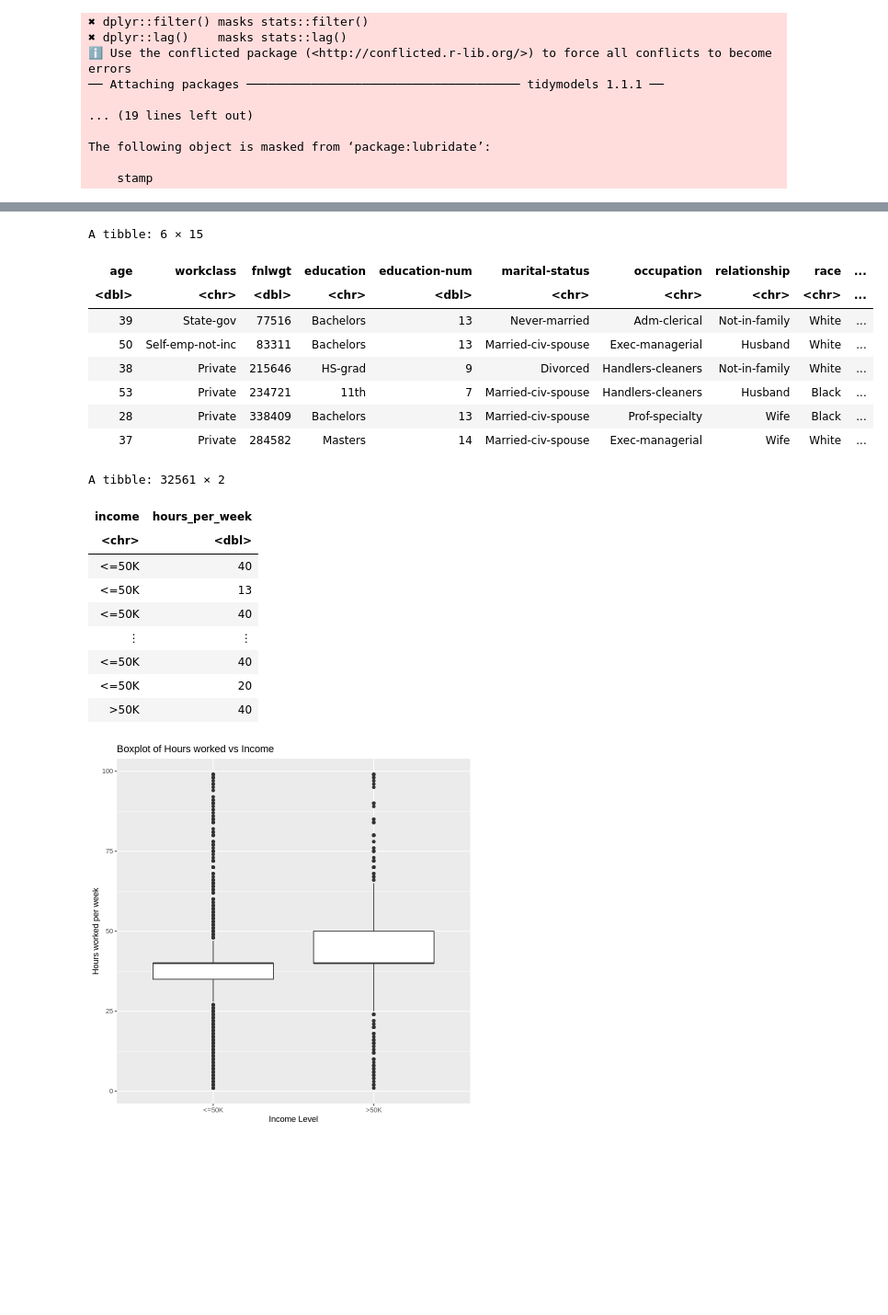
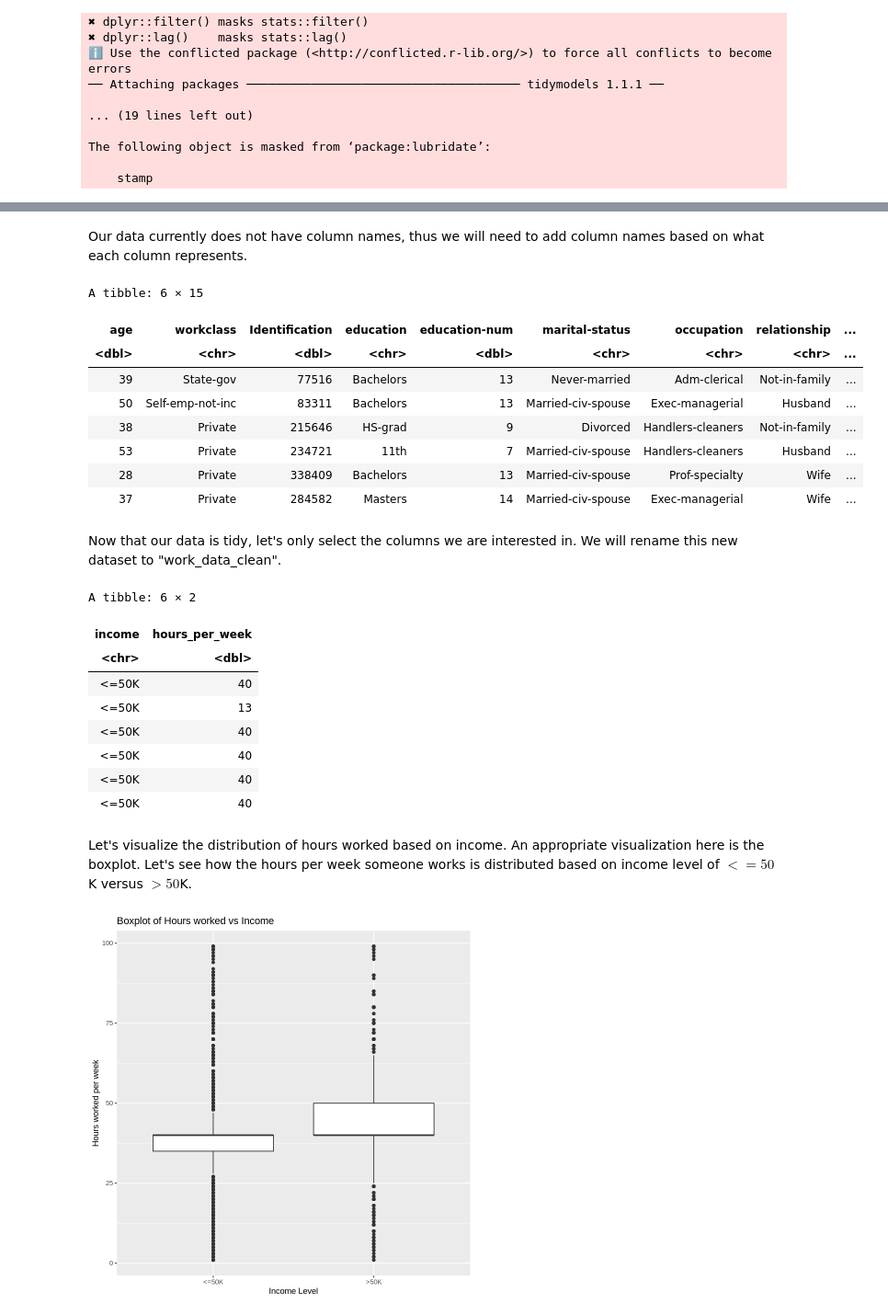
Before and after one commit to ggzggzggzggz/stat-201-2023w1-group-019, a Jupyter notebook: proposal_project.ipynb, the cells around one changed output, grey strips where cells are left out. Shown at 92% size. Drawn from its saved outputs; the diff is of its cells as text; code cells hidden in the pictures; blank space fills up the shorter version.

```diff
--- a/proposal_project.ipynb
+++ b/proposal_project.ipynb
@@ -59,38 +62,49 @@ A tibble: 6 × 15
 | 53 | Private | 234721 | 11th | 7 | Married-civ-spouse | Handlers-cleaners | Husband | Black | Male | 0 | 0 | ... |
 | 28 | Private | 338409 | Bachelors | 13 | Married-civ-spouse | Prof-specialty | Wife | Black | Female | 0 | 0 | ... |
 | 37 | Private | 284582 | Masters | 14 | Married-civ-spouse | Exec-managerial | Wife | White | Female | 0 | 0 | ... |
+# %% [markdown]
+Our data currently does not have column names, thus we will need to add column names based on what each column represents.
 # %%
-names <- c("age","workclass","fnlwgt","education",
+#Creating the appropriate names based on website's information about the data
+names <- c("age","workclass","Identification","education",
            "education-num","marital-status","occupation","relationship",
            "race","sex","capital-gain",
            "capital-loss","hours_per_week","native-country",
           "income")
 
+#Giving each column the appropriate name
 colnames(work_data) <- names
+
+#Let's take a look
 head(work_data)
 # %% [output]
 A tibble: 6 × 15
-| age | workclass | fnlwgt | education | education-num | marital-status | occupation | relationship | race | ... |
-| <dbl> | <chr> | <dbl> | <chr> | <dbl> | <chr> | <chr> | <chr> | <chr> | ... |
-| 39 | State-gov | 77516 | Bachelors | 13 | Never-married | Adm-clerical | Not-in-family | White | ... |
-| 50 | Self-emp-not-inc | 83311 | Bachelors | 13 | Married-civ-spouse | Exec-managerial | Husband | White | ... |
-| 38 | Private | 215646 | HS-grad | 9 | Divorced | Handlers-cleaners | Not-in-family | White | ... |
-| 53 | Private | 234721 | 11th | 7 | Married-civ-spouse | Handlers-cleaners | Husband | Black | ... |
-| 28 | Private | 338409 | Bachelors | 13 | Married-civ-spouse | Prof-specialty | Wife | Black | ... |
-| 37 | Private | 284582 | Masters | 14 | Married-civ-spouse | Exec-managerial | Wife | White | ... |
+| age | workclass | Identification | education | education-num | marital-status | occupation | relationship | ... |
+| <dbl> | <chr> | <dbl> | <chr> | <dbl> | <chr> | <chr> | <chr> | ... |
+| 39 | State-gov | 77516 | Bachelors | 13 | Never-married | Adm-clerical | Not-in-family | ... |
+| 50 | Self-emp-not-inc | 83311 | Bachelors | 13 | Married-civ-spouse | Exec-managerial | Husband | ... |
+| 38 | Private | 215646 | HS-grad | 9 | Divorced | Handlers-cleaners | Not-in-family | ... |
+| 53 | Private | 234721 | 11th | 7 | Married-civ-spouse | Handlers-cleaners | Husband | ... |
+| 28 | Private | 338409 | Bachelors | 13 | Married-civ-spouse | Prof-specialty | Wife | ... |
+| 37 | Private | 284582 | Masters | 14 | Married-civ-spouse | Exec-managerial | Wife | ... |
+# %% [markdown]
+Now that our data is tidy, let's only select the columns we are interested in. We will rename this new dataset to "work_data_clean".
 # %%
+#Selecting for only the columns of interest
 work_data_clean <- work_data |>
 select(income, hours_per_week)
-work_data_clean
+
+head(work_data_clean)
 # %% [output]
-A tibble: 32561 × 2
+A tibble: 6 × 2
 | income | hours_per_week |
 | <chr> | <dbl> |
 | <=50K | 40 |
 | <=50K | 13 |
 | <=50K | 40 |
-| ⋮ | ⋮ |
 | <=50K | 40 |
-| <=50K | 20 |
-| >50K | 40 |
+| <=50K | 40 |
+| <=50K | 40 |
+# %% [markdown]
+Let's visualize the distribution of hours worked based on income. An appropriate visualization here is the boxplot. Let's see how the hours per week someone works is distributed based on income level of $<=50$K versus $>50$K.
 # %%
```
Also changed, not shown: parts of 9 cells of this notebook.
